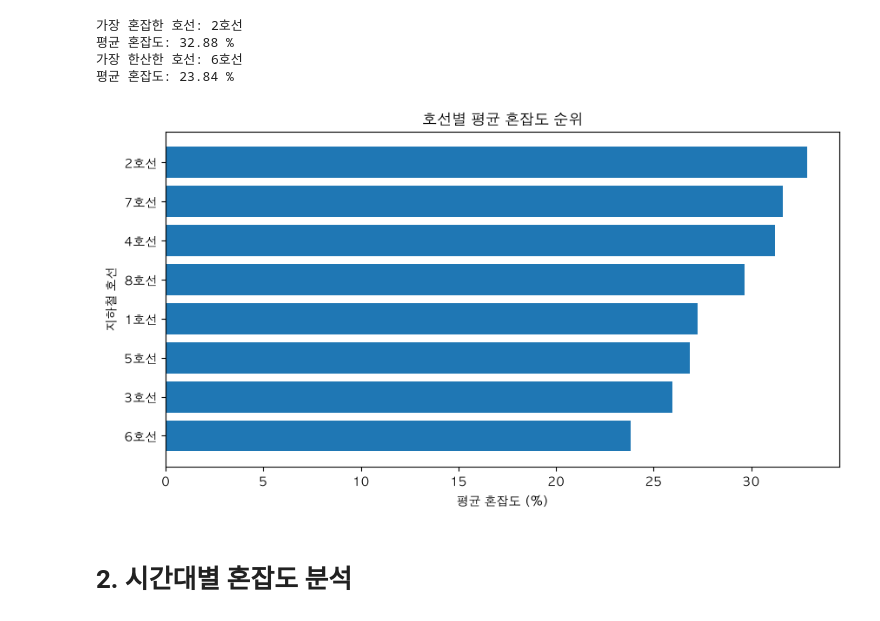
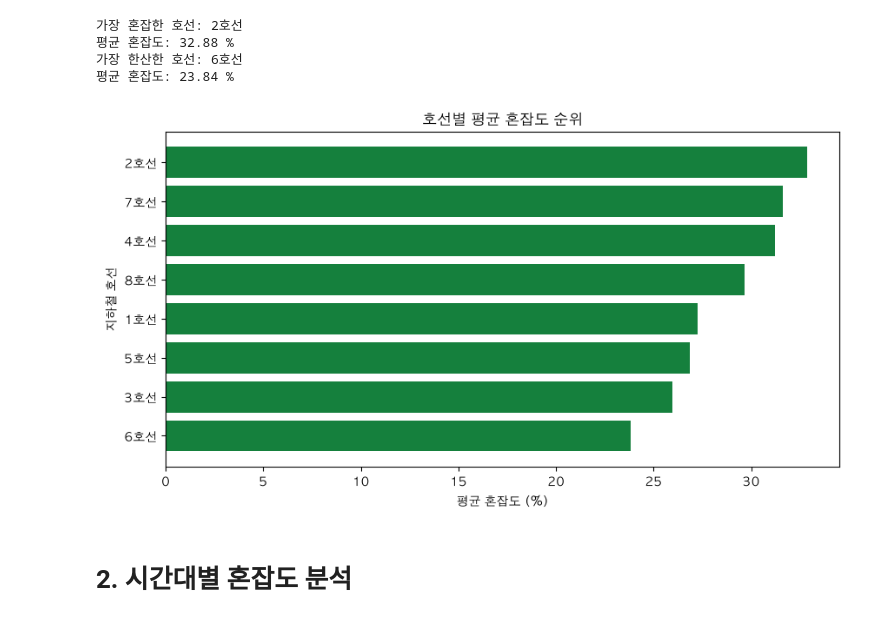
Before and after one commit to olloir/Subway_Congestion, a Jupyter notebook: Subway_Congestion.ipynb, the cells around one changed output. Drawn from its saved outputs; the diff is of its cells as text; code cells hidden in the pictures.

```diff
--- a/Subway_Congestion.ipynb
+++ b/Subway_Congestion.ipynb
@@ -68,29 +68,29 @@ print("평균 혼잡도:", round(line_rank.min(), 2), "%")
 # %%
 import matplotlib.pyplot as plt
 
 # 맥북 한글 폰트 설정
 plt.rcParams["font.family"] = "AppleGothic"
 plt.rcParams["axes.unicode_minus"] = False
 
 # 평균 혼잡도 높은 순서로 정렬
 line_rank = line_avg.sort_values(ascending=False)
 
 # 가로 막대그래프 생성
 plt.figure(figsize=(10, 5))
 
-plt.barh(line_rank.index, line_rank.values)
+plt.barh(line_rank.index, line_rank.values, color="#15803D")
 
 # 혼잡도가 높은 호선이 위쪽에 오도록 설정
 plt.gca().invert_yaxis()
 
 # 그래프 제목 및 축 이름
 plt.title("호선별 평균 혼잡도 순위")
 plt.xlabel("평균 혼잡도 (%)")
 plt.ylabel("지하철 호선")
 
 plt.show()
 # %% [output]
-[figure, old version]
+[figure, new version]
 # %% [markdown]
 # 2. 시간대별 혼잡도 분석
 # %%
```
Also changed, not shown: parts of 7 cells of this notebook.
